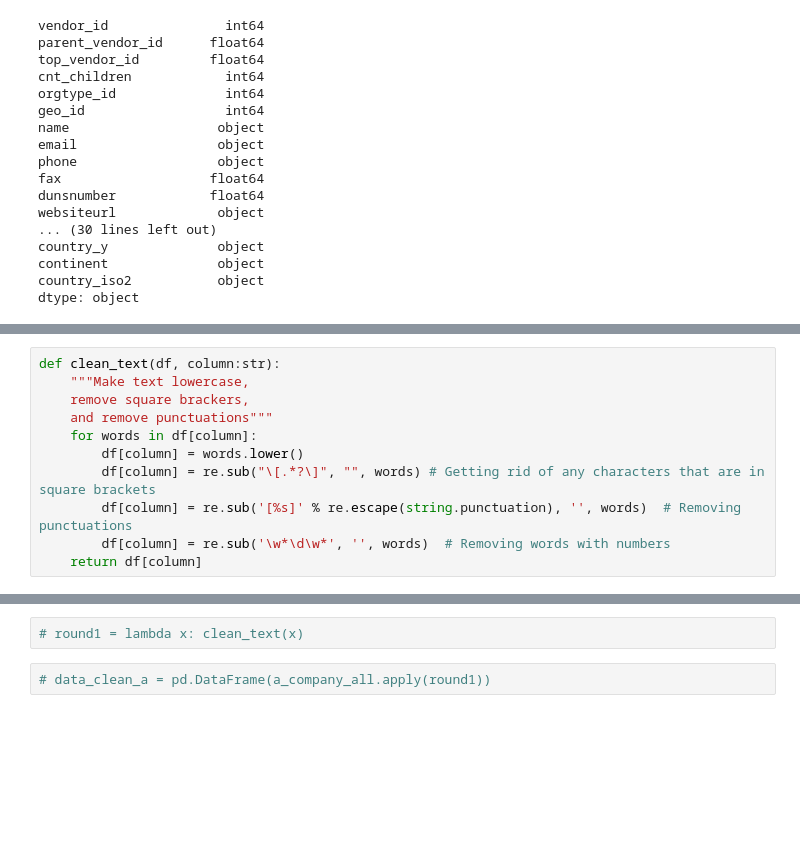
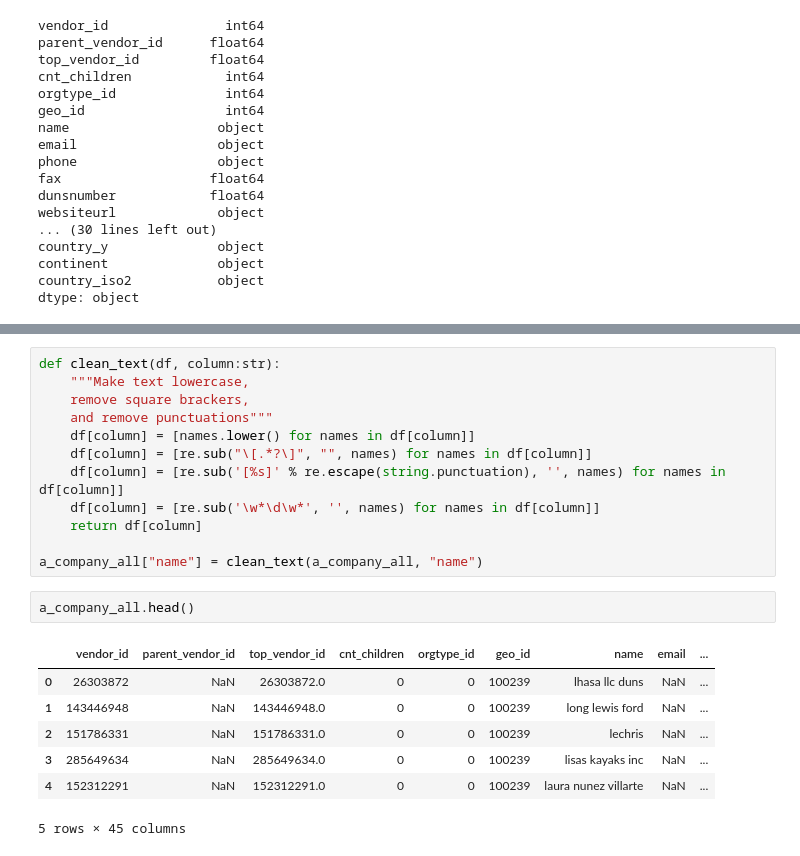
Before and after one commit to jeffersonzaki/Govini, a Jupyter notebook: Untitled.ipynb, the cells around one changed output, grey strips where cells are left out. Saved outputs shown, nothing was run; the diff lists cells and outputs as text; blank space fills up the shorter version.

```diff
--- a/Untitled.ipynb
+++ b/Untitled.ipynb
@@ -528,12 +505 @@ a_company_all
-# %%
-def clean_text(df, column:str):
-    """Make text lowercase,
-    remove square brackers,
-    and remove punctuations"""
-    for words in df[column]:
-        df[column] = words.lower()
-        df[column] = re.sub("\[.*?\]", "", words) # Getting rid of any characters that are in square brackets
-        df[column] = re.sub('[%s]' % re.escape(string.punctuation), '', words)  # Removing punctuations
-        df[column] = re.sub('\w*\d\w*', '', words)  # Removing words with numbers
-    return df[column]
 # %%
@@ -550,5 +516,23 @@ a_company_all.head()
 5 rows × 45 columns
-# %%
-# round1 = lambda x: clean_text(x)
-# %%
-# data_clean_a = pd.DataFrame(a_company_all.apply(round1))
+# %%
+def clean_text(df, column:str):
+    """Make text lowercase,
+    remove square brackers,
+    and remove punctuations"""
+    df[column] = [names.lower() for names in df[column]]
+    df[column] = [re.sub("\[.*?\]", "", names) for names in df[column]]
+    df[column] = [re.sub('[%s]' % re.escape(string.punctuation), '', names) for names in df[column]]
+    df[column] = [re.sub('\w*\d\w*', '', names) for names in df[column]]
+    return df[column]
+
+a_company_all["name"] = clean_text(a_company_all, "name")
+# %%
+a_company_all.head()
+# %% [output]
+|  | vendor_id | parent_vendor_id | top_vendor_id | cnt_children | orgtype_id | geo_id | name | email | ... |
+| 0 | 26303872 | NaN | 26303872.0 | 0 | 0 | 100239 | lhasa llc duns | NaN | ... |
+| 1 | 143446948 | NaN | 143446948.0 | 0 | 0 | 100239 | long lewis ford | NaN | ... |
+| 2 | 151786331 | NaN | 151786331.0 | 0 | 0 | 100239 | lechris | NaN | ... |
+| 3 | 285649634 | NaN | 285649634.0 | 0 | 0 | 100239 | lisas kayaks inc | NaN | ... |
+| 4 | 152312291 | NaN | 152312291.0 | 0 | 0 | 100239 | laura nunez villarte | NaN | ... |
+5 rows × 45 columns
```
Also changed, not shown: parts of 5 cells of this notebook.
